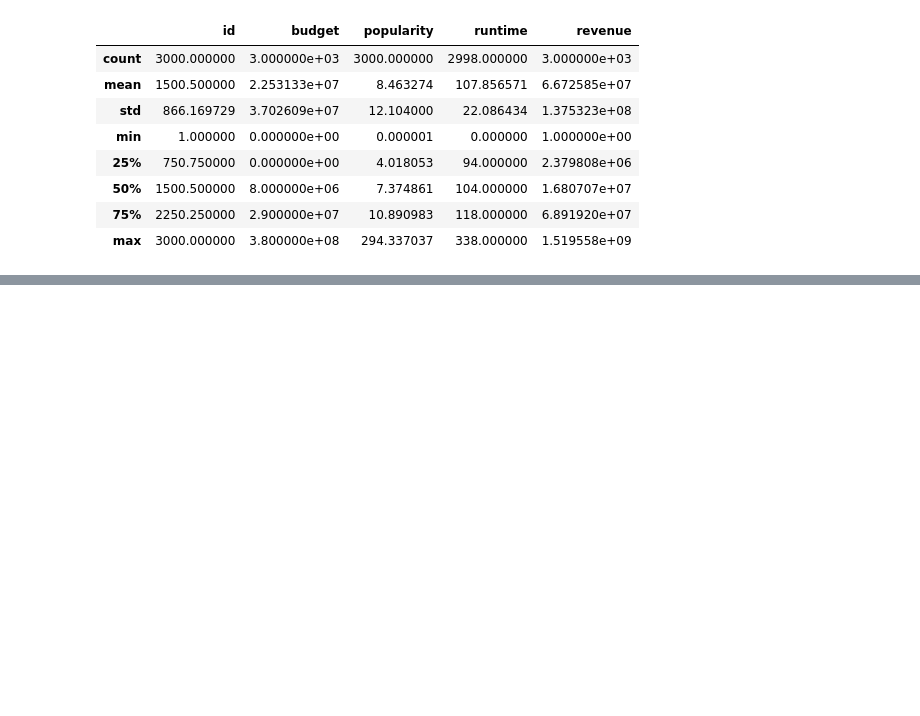
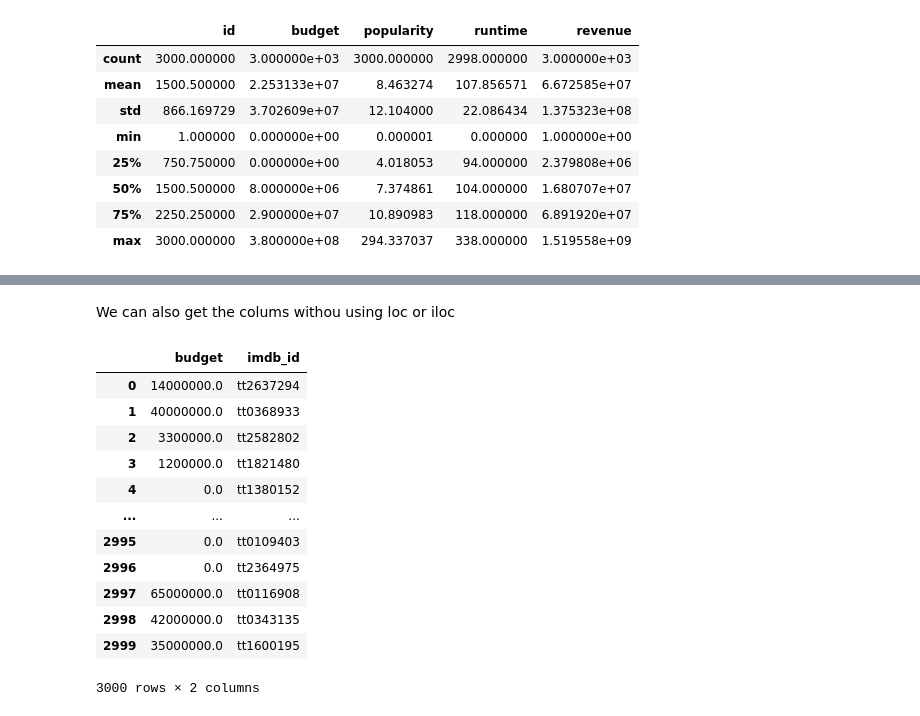
Before and after one commit to tjain858/IMDB-EDA, a Jupyter notebook: IMDB.ipynb, the cells around one changed output, grey strips where cells are left out. Saved outputs shown, nothing was run; the diff lists cells and outputs as text; code cells hidden in the pictures; blank space fills up the shorter version.

```diff
--- a/IMDB.ipynb
+++ b/IMDB.ipynb
@@ -83,0 +117,18 @@ df.describe()
+# %% [markdown]
+We can also get the colums withou using loc or iloc
+# %%
+df[['budget','imdb_id']]
+# %% [output]
+|  | budget | imdb_id |
+| 0 | 14000000.0 | tt2637294 |
+| 1 | 40000000.0 | tt0368933 |
+| 2 | 3300000.0 | tt2582802 |
+| 3 | 1200000.0 | tt1821480 |
+| 4 | 0.0 | tt1380152 |
+| ... | ... | ... |
+| 2995 | 0.0 | tt0109403 |
+| 2996 | 0.0 | tt2364975 |
+| 2997 | 65000000.0 | tt0116908 |
+| 2998 | 42000000.0 | tt0343135 |
+| 2999 | 35000000.0 | tt1600195 |
+3000 rows × 2 columns
```
Also changed, not shown: parts of 11 cells of this notebook.
